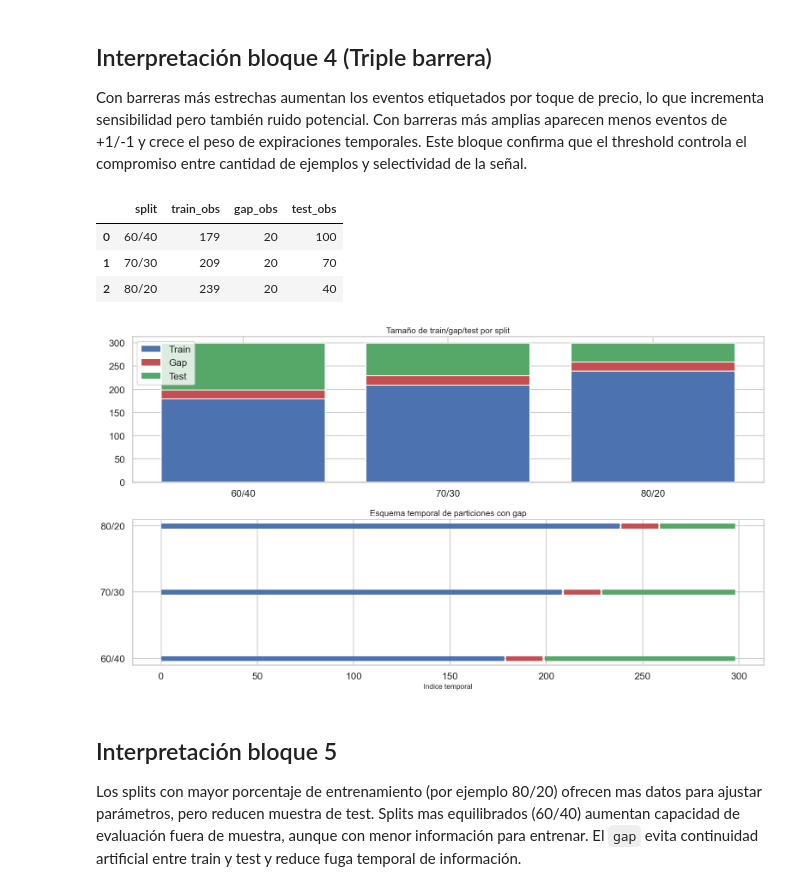
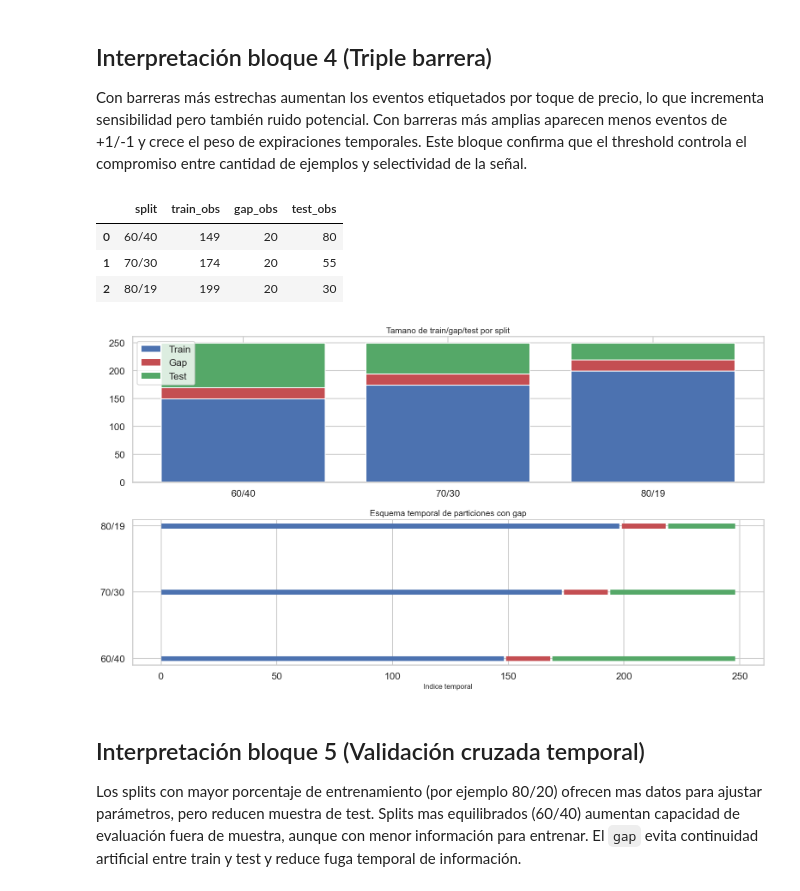
Before and after one commit to rodovilllapa210/Taller_B3_T1, a Jupyter notebook: Taller_B3_T1-1.ipynb, the cells around one changed output. Drawn from its saved outputs; the diff is of its cells as text; code cells hidden in the pictures.

```diff
--- a/Taller_B3_T1-1.ipynb
+++ b/Taller_B3_T1-1.ipynb
@@ -324,7 +302,7 @@ def dollar_bars(df_trades, dollar_threshold):
 # Generación de barras y resumen estadístico comparativo.
 # -----------------------------------------------------------------------------
 
-TARGET_BARS = 300
+TARGET_BARS = 250
 n_ticks = max(20, len(btc_trades) // TARGET_BARS)
 vol_threshold = max(1e-8, btc_trades["qty"].sum() / TARGET_BARS)
 dollar_threshold = max(1e-8, btc_trades["dollar_value"].sum() / TARGET_BARS)
@@ -679,0 +470,36 @@ Los gráficos permiten identificar dos aspectos relevantes: por un lado, qué ac
+# %%
+# -----------------------------------------------------------------------------
+# Cálculo de covarianza/correlación y limpieza por autovalores.
+# -----------------------------------------------------------------------------
+
+returns_1m = pd.DataFrame({
+    symbol: df.set_index("open_time")["log_ret"]
+    for symbol, df in data_1m.items()
+}).dropna(how="any")
+
+cov_raw = returns_1m.cov()
+corr_raw = returns_1m.corr()
+std_vec = returns_1m.std().values
+
+def denoise_corr_by_eigen_clipping(corr_matrix, q_ratio):
+    eigvals, eigvecs = np.linalg.eigh(corr_matrix)
+    idx = np.argsort(eigvals)[::-1]
+    eigvals = eigvals[idx]
+    eigvecs = eigvecs[:, idx]
+
+
+    lambda_plus = (1.0 + 1.0 / np.sqrt(q_ratio)) ** 2
+    noise_mask = eigvals < lambda_plus
+    eigvals_clean = eigvals.copy()
+    if noise_mask.any():
+        eigvals_clean[noise_mask] = eigvals[noise_mask].mean()
+    corr_clean = eigvecs @ np.diag(eigvals_clean) @ eigvecs.T
+    diag_inv = np.diag(1.0 / np.sqrt(np.diag(corr_clean)))
+    corr_clean = diag_inv @ corr_clean @ diag_inv
+    return corr_clean, eigvals, eigvals_clean
+
+q_ratio = returns_1m.shape[0] / returns_1m.shape[1]
+corr_clean_np, eigvals_raw, eigvals_clean = denoise_corr_by_eigen_clipping(corr_raw.values, q_ratio=q_ratio)
+corr_clean = pd.DataFrame(corr_clean_np, index=corr_raw.index, columns=corr_raw.columns)
+cov_clean_np = np.diag(std_vec) @ corr_clean_np @ np.diag(std_vec)
+cov_clean = pd.DataFrame(cov_clean_np, index=cov_raw.index, columns=cov_raw.columns)
@@ -825,52 +673,52 @@ ratios = [0.6, 0.7, 0.8]
 split_rows = []
 for r in ratios:
     tr_idx, te_idx = temporal_split_with_gap(validation_df, train_ratio=r, gap=gap_bars)
-    split_rows.append({"split": f"{int(round(r*100))}/{100-int(round(r*100))}", "train_obs": len(tr_idx), "gap_obs": gap_bars, "test_obs": len(te_idx)})
+    split_rows.append({"split": f"{int(r*100)}/{int((1-r)*100)}", "train_obs": len(tr_idx), "gap_obs": gap_bars, "test_obs": len(te_idx)})
 
 splits_summary = pd.DataFrame(split_rows)
 display(splits_summary)
 # %% [output]
 |  | split | train_obs | gap_obs | test_obs |
-| 0 | 60/40 | 179 | 20 | 100 |
-| 1 | 70/30 | 209 | 20 | 70 |
-| 2 | 80/20 | 239 | 20 | 40 |
+| 0 | 60/40 | 149 | 20 | 80 |
+| 1 | 70/30 | 174 | 20 | 55 |
+| 2 | 80/19 | 199 | 20 | 30 |
 # %%
 # -----------------------------------------------------------------------------
 # Visualización de tamaños y esquema temporal de los splits.
 # -----------------------------------------------------------------------------
 
 fig, axes = plt.subplots(2, 1, figsize=(16, 9))
 
 x = np.arange(len(splits_summary))
 axes[0].bar(x, splits_summary["train_obs"], label="Train", color="#4C72B0")
 axes[0].bar(x, splits_summary["gap_obs"], bottom=splits_summary["train_obs"], label="Gap", color="#C44E52")
 axes[0].bar(x, splits_summary["test_obs"], bottom=splits_summary["train_obs"] + splits_summary["gap_obs"], label="Test", color="#55A868")
 axes[0].set_xticks(x)
 axes[0].set_xticklabels(splits_summary["split"])
-axes[0].set_title("Tamaño de train/gap/test por split")
+axes[0].set_title("Tamano de train/gap/test por split")
 axes[0].legend()
 
 n = len(validation_df)
 for i, r in enumerate(ratios):
 
 
     tr_idx, te_idx = temporal_split_with_gap(validation_df, train_ratio=r, gap=gap_bars)
     tr_end = tr_idx[-1] if len(tr_idx) > 0 else -1
     te_start = te_idx[0] if len(te_idx) > 0 else n
     axes[1].hlines(i, 0, tr_end, color="#4C72B0", linewidth=8)
     axes[1].hlines(i, tr_end + 1, te_start - 1, color="#C44E52", linewidth=8)
     axes[1].hlines(i, te_start, n - 1, color="#55A868", linewidth=8)
 
 axes[1].set_yticks(range(len(ratios)))
-axes[1].set_yticklabels([f"{int(round(r*100))}/{100-int(round(r*100))}" for r in ratios])
+axes[1].set_yticklabels([f"{int(r*100)}/{int((1-r)*100)}" for r in ratios])
 axes[1].set_title("Esquema temporal de particiones con gap")
 axes[1].set_xlabel("Indice temporal")
 
 plt.tight_layout()
 plt.show()
 # %% [output]
-[figure, old version]
+[figure, new version]
 # %% [markdown]
-## Interpretación bloque 5
+## Interpretación bloque 5 (Validación cruzada temporal)
 
 Los splits con mayor porcentaje de entrenamiento (por ejemplo 80/20) ofrecen mas datos para ajustar parámetros, pero reducen muestra de test. Splits mas equilibrados (60/40) aumentan capacidad de evaluación fuera de muestra, aunque con menor información para entrenar. El `gap` evita continuidad artificial entre train y test y reduce fuga temporal de información.
```
Also changed, not shown: parts of 19 cells of this notebook.
